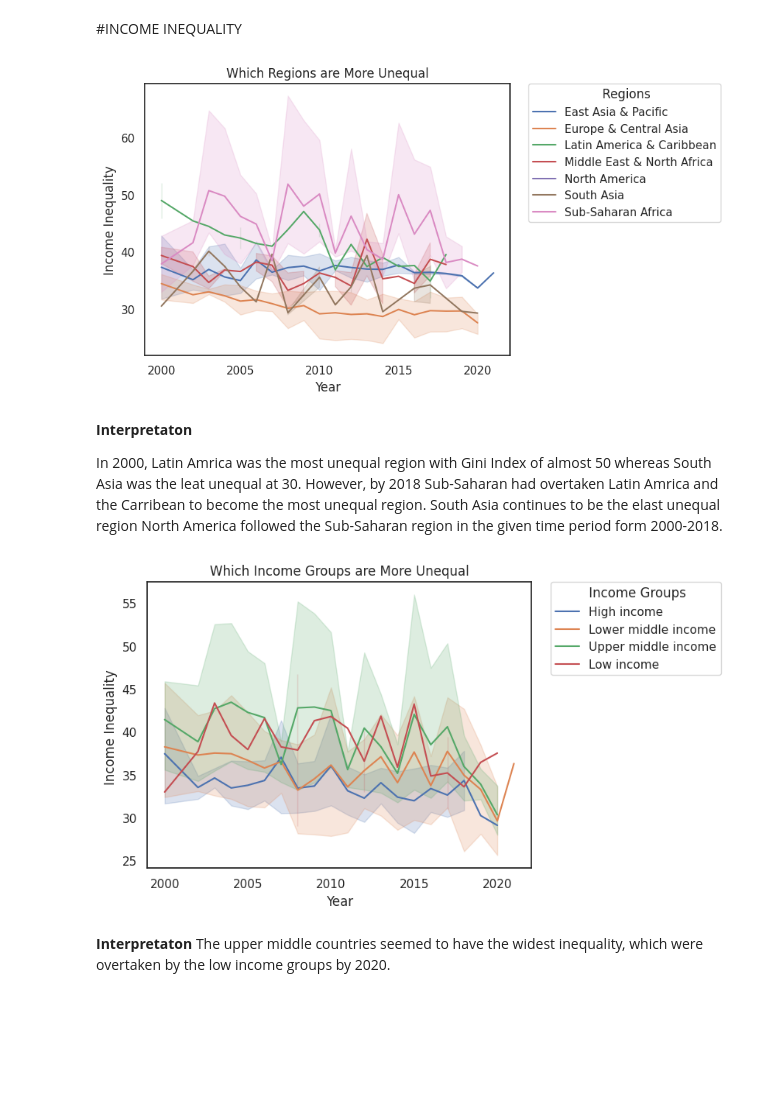
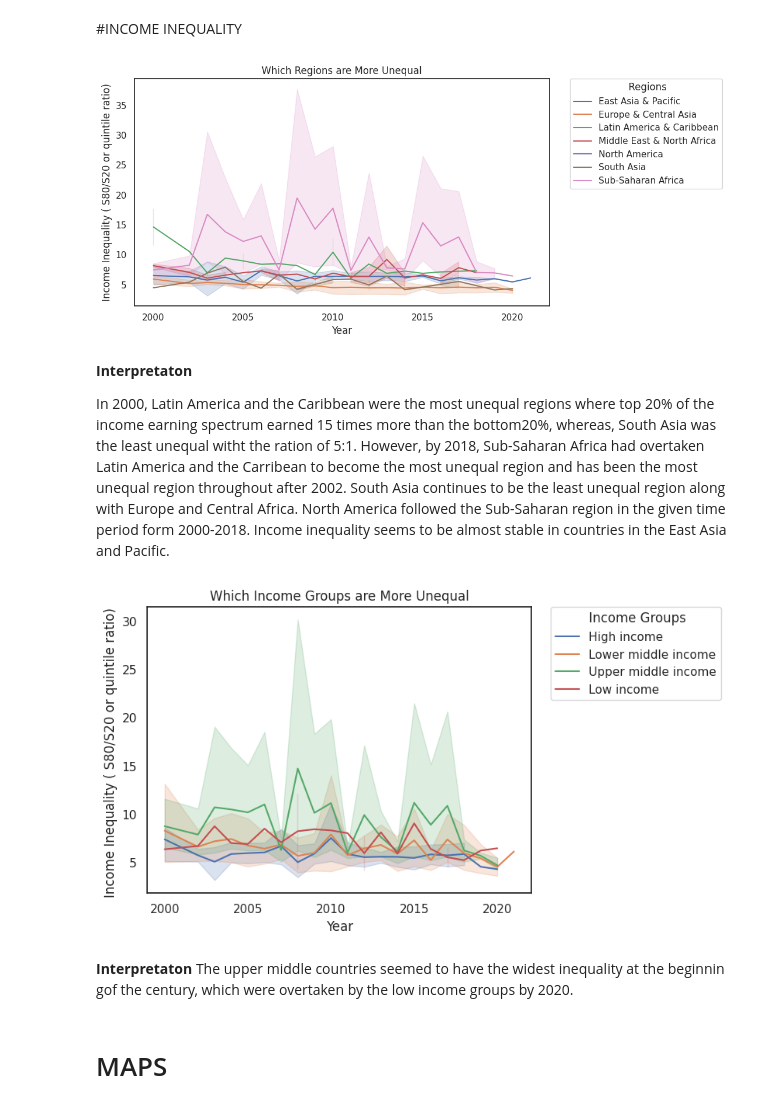
Before and after one commit to kandelprakashchandra/vis, a Jupyter notebook: PS5_Assignment.ipynb, the cells around one changed output. Cells and saved outputs as stored; diff of their text form; code cells hidden in the pictures; blank space fills up the shorter version.

```diff
--- a/PS5_Assignment.ipynb
+++ b/PS5_Assignment.ipynb
@@ -2362,0 +2360,27 @@ plt.tight_layout();
+# %%
+#increasing the size of the barchart
+plt.rcParams["figure.figsize"] = (11,5)
+
+#df_sorted = gov_indic1.sort_values("Income group")
+
+#my_cmap = plt.get_cmap("Plasma")
+
+ # plotting graph
+gov_indic1.plot(x="Income group", y=['voacest', 'polstabest',	'goveffest',
+             'quaregest',	'ruloflawest',	'corcontest'], kind="bar", fontsize="10", colormap='Dark2')
+
+
+ # Adding a title and labels to the x and y axes
+plt.title('Governance Indicators by Income Groups', fontsize="12")
+plt.xlabel('Income Groups', fontsize="10")
+plt.ylabel('Score', fontsize="10")
+
+# Changing the legend labels
+legend = plt.legend(['Voice and Accountability', "Political Stability and Absence of Violence/Terrorism",
+                     'Government Effectiveness', 'Regulatory Quality', 'Rule of Law',
+                     "Control of Corruption"], fontsize="7", loc='upper right', #bbox_to_anchor=(1.05, 1),
+                    #borderaxespad=0
+                    )
+
+#removing the legend outline
+legend.get_frame().set_linewidth(0);
@@ -2375,46 +2401,48 @@ https://datahelpdesk.worldbank.org/knowledgebase/articles/906519-world-bank-coun
 # %%
 # Creating a line chart using seaborn's lineplot function for Corruption Control Indicator
 
 incomeinequality = final_merge.groupby([ 'year', 'Region', 'Income group']).agg({'gdp': 'mean', 'gini': 'mean','ratio_top20bottom20':'mean' })
 
 
 # Resetting the index so that the index gets lost which leads to inability to plot graphs
 incomeinequality= incomeinequality.reset_index()
 
 incomeinequality = incomeinequality[incomeinequality['year'] != 0] # removing the value of 'year' that is equal to '0'
 
-sns.lineplot(x='year', y='gini', hue='Region', data=incomeinequality )
+sns.lineplot(x='year', y='ratio_top20bottom20', hue='Region', data=incomeinequality )
 
 # Adding a title and labels to the x and y axes
 plt.title('Which Regions are More Unequal')
 plt.xlabel('Year')
-plt.ylabel('Income Inequality')
+plt.ylabel('Income Inequality ( S80/S20 or quintile ratio)')
 
 # Managing the legend
 legend = plt.legend(title=' Regions', loc='upper left', bbox_to_anchor=(1.05, 1), borderaxespad=0);
 
 # Adjusting the size of the plot to make room for the legend
 #plt.tight_layout();
 # %% [output]
-[figure, old version]
+[figure, new version]
 # %% [markdown]
 **Interpretaton**
 
-In 2000, Latin Amrica was the most unequal region with Gini Index of almost 50 whereas South Asia was the leat unequal at 30. However, by 2018 Sub-Saharan had overtaken Latin Amrica and the Carribean to become the most unequal region. South Asia continues to be the elast unequal region North America followed the Sub-Saharan region in the given time period form 2000-2018.
+In 2000, Latin America and the Caribbean were the most unequal regions where top 20% of the income earning spectrum earned 15 times more than the bottom20%, whereas, South Asia was the least unequal witht the ration of 5:1. However, by 2018, Sub-Saharan Africa had overtaken Latin America and the Carribean to become the most unequal region and has been the most unequal region throughout after 2002. South Asia continues to be the least unequal region along with Europe and Central Africa. North America followed the Sub-Saharan region in the given time period form 2000-2018. Income inequality seems to be almost stable in countries in the East Asia and Pacific.
 # %%
-sns.lineplot(x='year', y='gini', hue='Income group', data=incomeinequality )
+sns.lineplot(x='year', y='ratio_top20bottom20', hue='Income group', data=incomeinequality )
 
 # Adding a title and labels to the x and y axes
 plt.title('Which Income Groups are More Unequal')
 plt.xlabel('Year')
-plt.ylabel('Income Inequality ')
+plt.ylabel('Income Inequality ( S80/S20 or quintile ratio) ')
 
 # Managing the legend
 legend = plt.legend(title=' Income Groups', loc='upper left', bbox_to_anchor=(1.05, 1), borderaxespad=0);
 
 # Adjusting the size of the plot to make room for the legend
 # %% [output]
-[figure, old version]
+[figure, new version]
 # %% [markdown]
 **Interpretaton**
-The upper middle countries seemed to have the widest inequality, which were overtaken by the low income groups by 2020.
+The upper middle countries seemed to have the widest inequality at the beginnin gof the century, which were overtaken by the low income groups by 2020.
+# %% [markdown]
+# MAPS
```
Also changed, not shown: parts of 21 cells of this notebook.
